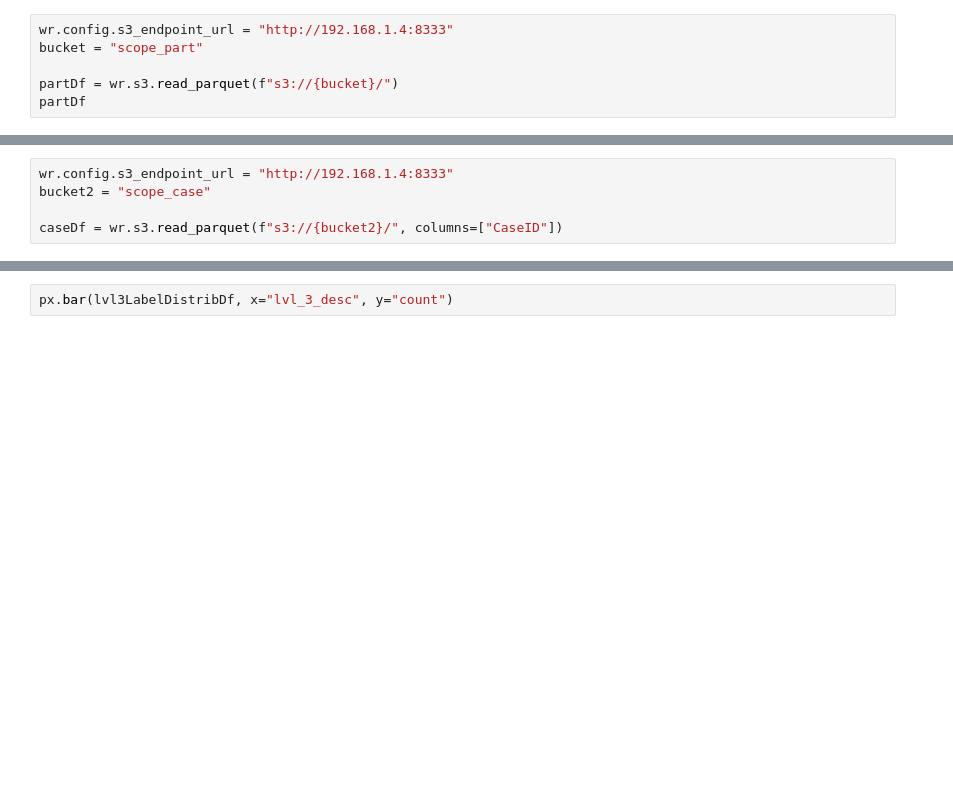
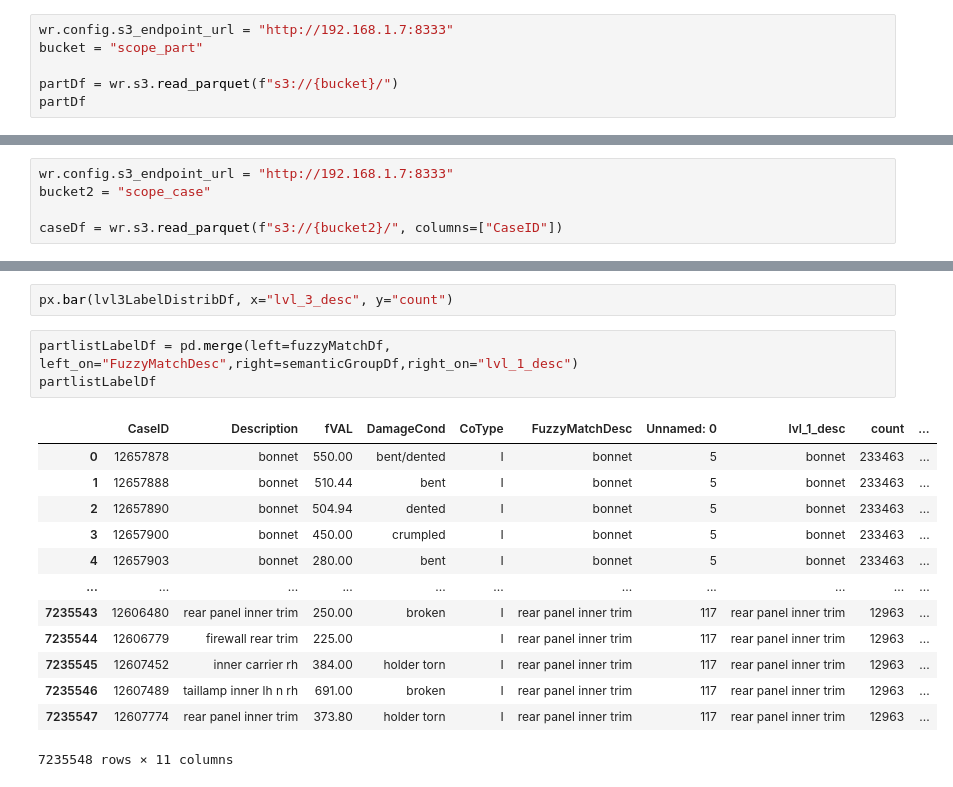
Before and after one commit to MLMonkATGY/DLDataPipeline, a Jupyter notebook: src/feature/PartlistLabel.ipynb, the cells around one changed output, grey strips where cells are left out. Cells and saved outputs as stored; diff of their text form; blank space fills up the shorter version.

Commit message:
Generate partlist label Fixes #25

```diff
--- a/src/feature/PartlistLabel.ipynb
+++ b/src/feature/PartlistLabel.ipynb
@@ -57,7 +58,7 @@ def pre_remove_position(text: str) -> str:
 
     return text.strip()
 # %%
-wr.config.s3_endpoint_url = "http://192.168.1.4:8333"
+wr.config.s3_endpoint_url = "http://192.168.1.7:8333"
 bucket = "scope_part"
 
 partDf = wr.s3.read_parquet(f"s3://{bucket}/")
@@ -77,7 +78,7 @@ partDf
 | 12453799 | 12908163 | windscreen glass - front | 730.0 |  | I |
 12453800 rows × 5 columns
 # %%
-wr.config.s3_endpoint_url = "http://192.168.1.4:8333"
+wr.config.s3_endpoint_url = "http://192.168.1.7:8333"
 bucket2 = "scope_case"
 
 caseDf = wr.s3.read_parquet(f"s3://{bucket2}/", columns=["CaseID"])
@@ -144,3 +165,20 @@ import plotly.express as px
 px.bar(lvl2LabelDistribDf, x="lvl_2_desc", y="count")
 # %%
 px.bar(lvl3LabelDistribDf, x="lvl_3_desc", y="count")
+# %%
+partlistLabelDf = pd.merge(left=fuzzyMatchDf,  left_on="FuzzyMatchDesc",right=semanticGroupDf,right_on="lvl_1_desc")
+partlistLabelDf
+# %% [output]
+|  | CaseID | Description | fVAL | DamageCond | CoType | FuzzyMatchDesc | Unnamed: 0 | lvl_1_desc | count | ... |
+| 0 | 12657878 | bonnet | 550.00 | bent/dented | I | bonnet | 5 | bonnet | 233463 | ... |
+| 1 | 12657888 | bonnet | 510.44 | bent | I | bonnet | 5 | bonnet | 233463 | ... |
+| 2 | 12657890 | bonnet | 504.94 | dented | I | bonnet | 5 | bonnet | 233463 | ... |
+| 3 | 12657900 | bonnet | 450.00 | crumpled | I | bonnet | 5 | bonnet | 233463 | ... |
+| 4 | 12657903 | bonnet | 280.00 | bent | I | bonnet | 5 | bonnet | 233463 | ... |
+| ... | ... | ... | ... | ... | ... | ... | ... | ... | ... | ... |
+| 7235543 | 12606480 | rear panel inner trim | 250.00 | broken | I | rear panel inner trim | 117 | rear panel inner trim | 12963 | ... |
+| 7235544 | 12606779 | firewall rear trim | 225.00 |  | I | rear panel inner trim | 117 | rear panel inner trim | 12963 | ... |
+| 7235545 | 12607452 | inner carrier rh | 384.00 | holder torn | I | rear panel inner trim | 117 | rear panel inner trim | 12963 | ... |
+| 7235546 | 12607489 | taillamp inner lh n rh | 691.00 | broken | I | rear panel inner trim | 117 | rear panel inner trim | 12963 | ... |
+| 7235547 | 12607774 | rear panel inner trim | 373.80 | holder torn | I | rear panel inner trim | 117 | rear panel inner trim | 12963 | ... |
+7235548 rows × 11 columns
```
Also changed, not shown: parts of 5 cells of this notebook, 5 other files.
